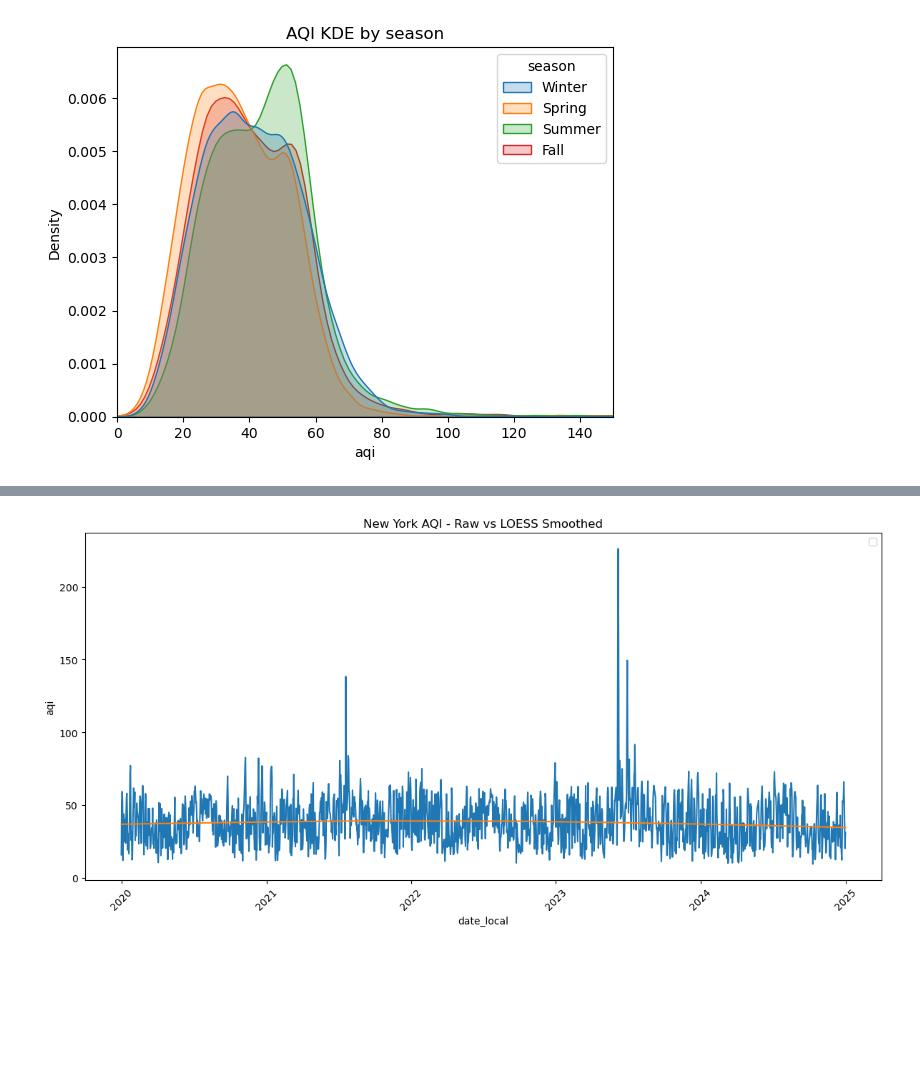
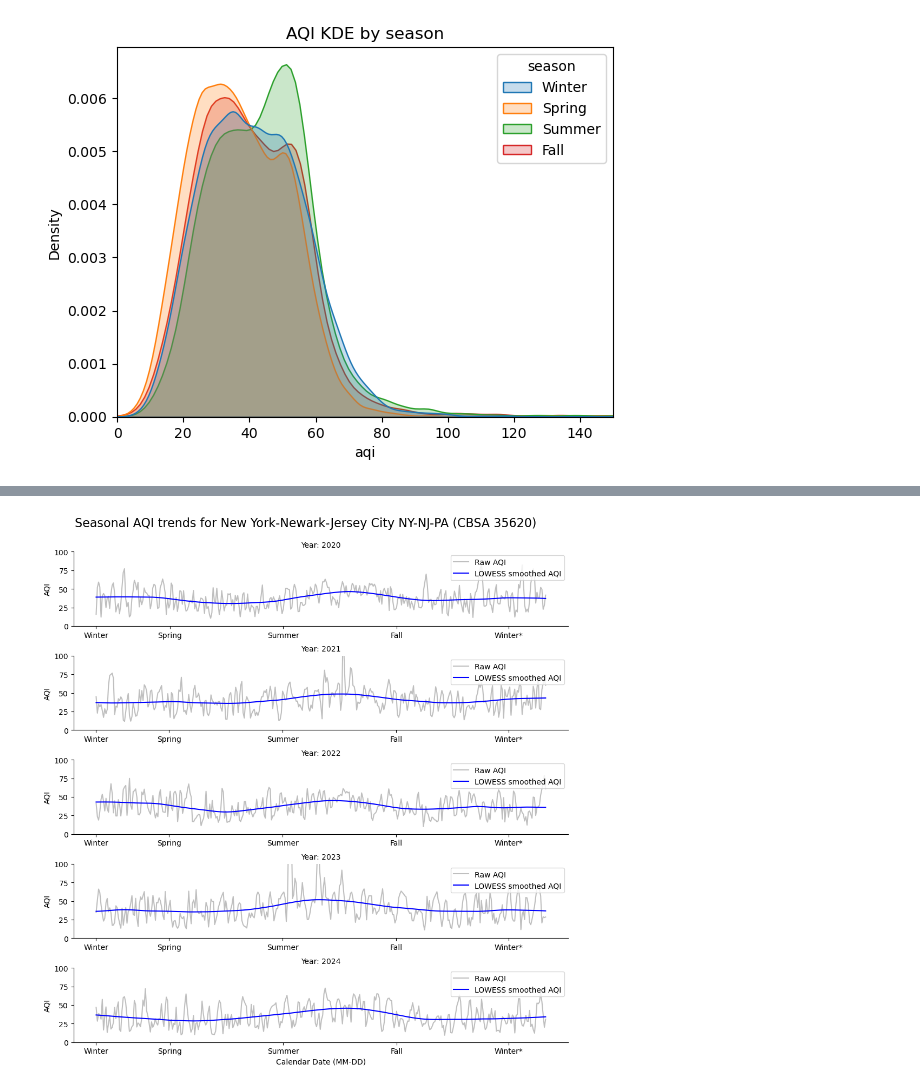
Before and after one commit to iherman10/aqi_geo_experiments, a Jupyter notebook: analysis.ipynb, the cells around one changed output, grey strips where cells are left out. Cells and saved outputs as stored; diff of their text form; code cells hidden in the pictures; blank space fills up the shorter version.

```diff
--- a/analysis.ipynb
+++ b/analysis.ipynb
@@ -714,16 +722,44 @@ plt.show()
-# %%
-# Plot NY original vs. smoothed time series
-
-plt.figure(figsize=(12, 6))
-ny = subsample_lowess[subsample_lowess['cbsa_code']==35620]
-
-sns.lineplot(data=ny, x='date_local', y='aqi')
-sns.lineplot(data=ny, x='date_local', y='lowess_smoothed')
-
-plt.title("New York AQI - Raw vs LOESS Smoothed")
-plt.xticks(rotation=45)
-plt.tight_layout()
-plt.legend()
-plt.show()
-# %% [output]
-[figure, removed]
+# %%
+# Plot for a single region, each year gets a different plot
+# Better visibility into seasonal trends
+
+ny_subsample_lowess = subsample_lowess[subsample_lowess['cbsa_code']==35620].copy()
+ny_subsample_lowess['year'] = ny_subsample_lowess['date_local'].dt.year
+ny_subsample_lowess['day_of_year'] = ny_subsample_lowess['date_local'].dt.strftime('%m-%d')
+ny_subsample_lowess = ny_subsample_lowess.sort_values('day_of_year')
+
+# Define seasonal tick positions
+season_ticks = {
+    'Winter': '01-01',
+    'Spring': '03-01',
+    'Summer': '06-01',
+    'Fall':   '09-01',
+    'Winter*': '12-01'  # distinguish end-of-year winter from Jan-Feb
+}
+
+g = sns.FacetGrid(
+    ny_subsample_lowess,
+    row="year",
+    height=2,
+    aspect=5,
+    sharex=False,
+    sharey=True
+)
+
+g.map_dataframe(sns.lineplot, x="day_of_year", y="aqi", label="Raw AQI", color="gray", alpha=0.5)
+g.map_dataframe(sns.lineplot, x="day_of_year", y="lowess_smoothed_05", label="LOWESS smoothed AQI", color="blue")
+
+for ax in g.axes.flat:
+    ax.legend(loc='upper right')
+    ax.set_xticks(list(season_ticks.values()))
+    ax.set_xticklabels(list(season_ticks.keys()))
+
+g.set_axis_labels("Calendar Date (MM-DD)", "AQI")
+g.set_titles("Year: {row_name}")
+plt.subplots_adjust(hspace=0.4)
+plt.ylim(0, 100)
+plt.suptitle("Seasonal AQI trends for New York-Newark-Jersey City NY-NJ-PA (CBSA 35620)", fontsize=16, y=1.03)
+
+plt.show()
+# %% [output]
+[figure, added]
```
Also changed, not shown: parts of 2 cells of this notebook.
